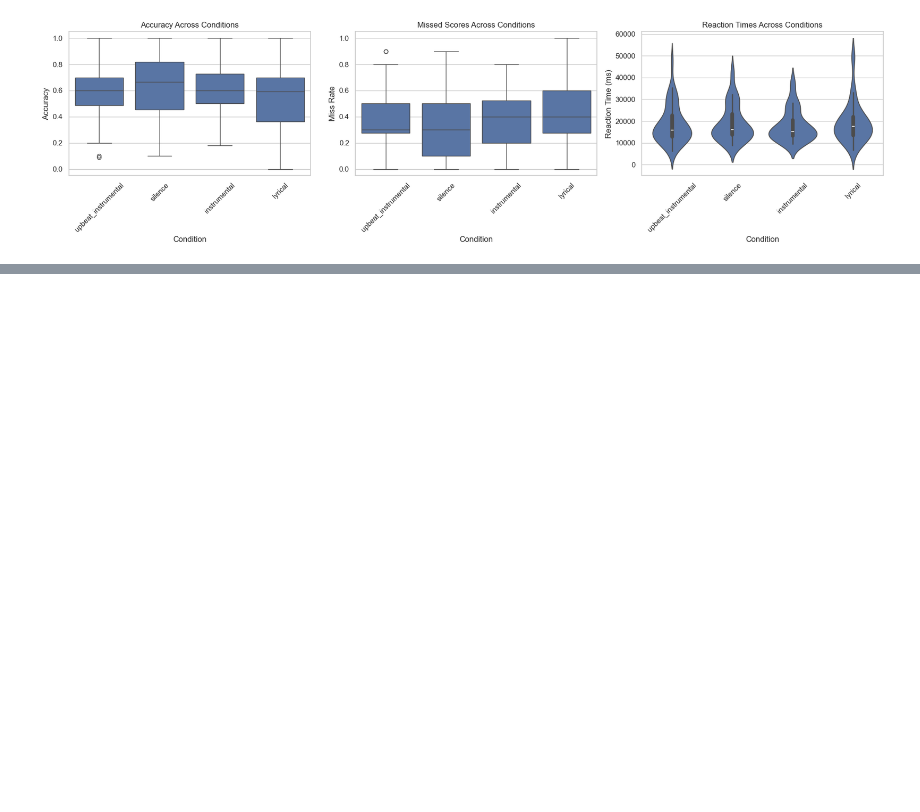
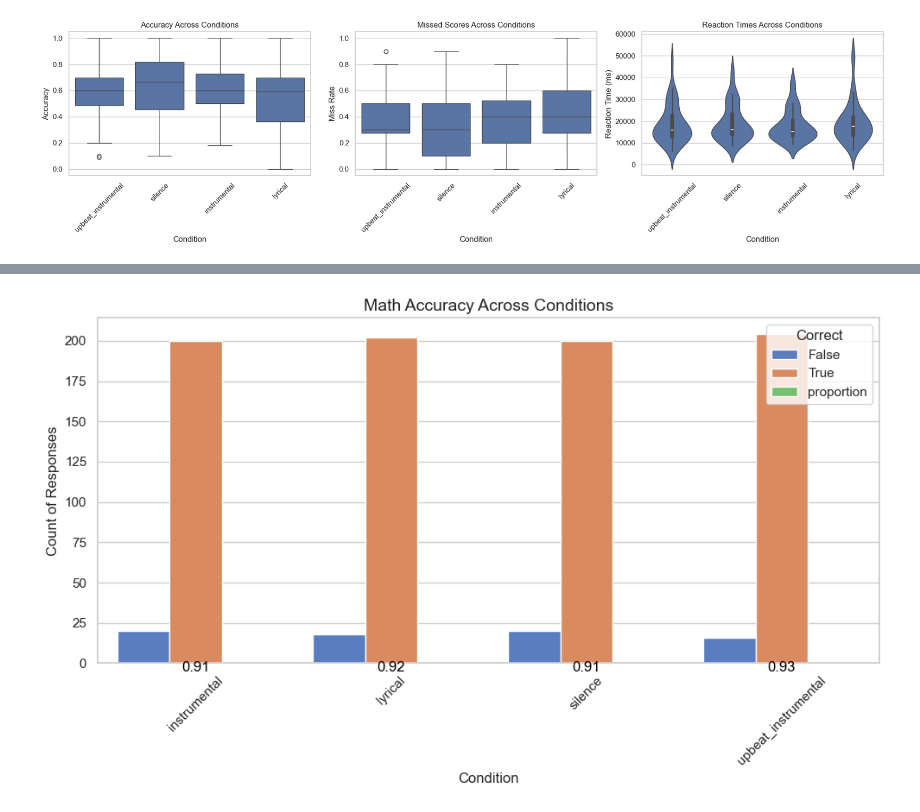
Before and after one commit to JHCelaya/Cogs164Project, a Jupyter notebook: analysis/analysis.ipynb, the cells around one changed output, grey strips where cells are left out. Drawn from its saved outputs; the diff is of its cells as text; code cells hidden in the pictures; blank space fills up the shorter version.

```diff
--- a/analysis/analysis.ipynb
+++ b/analysis/analysis.ipynb
@@ -537,0 +596,56 @@ plt.show()
+# %%
+
+df = pd.read_csv("cleaned_data.csv")
+import pandas as pd
+import seaborn as sns
+import matplotlib.pyplot as plt
+
+# Drop NaN values in 'phase' before filtering
+df = df.dropna(subset=["phase"])
+
+# Filter only math distractor trials
+math_df = df[df["phase"].str.startswith("math_distractor_")].copy()
+
+# Extract condition names by removing "math_distractor_" prefix
+math_df["condition"] = math_df["phase"].str.replace("math_distractor_", "", regex=False)
+
+# Ensure 'correct' column is boolean
+math_df["correct"] = math_df["correct"].astype(bool)
+
+# Count correct/incorrect answers per condition
+accuracy_counts = math_df.groupby(["condition", "correct"]).size().reset_index(name="count")
+
+# Pivot to ensure all conditions have both True and False
+accuracy_pivot = accuracy_counts.pivot_table(index="condition", columns="correct", values="count", fill_value=0)
+
+# Rename columns
+accuracy_pivot.columns = ["False", "True"]
+
+# Normalize to get accuracy proportion
+accuracy_pivot["proportion"] = accuracy_pivot["True"] / (accuracy_pivot["True"] + accuracy_pivot["False"])
+
+# Convert to long format for seaborn
+plot_df = accuracy_pivot.reset_index().melt(id_vars="condition", var_name="Correct", value_name="Count")
+
+# Set seaborn theme
+sns.set_theme(style="whitegrid", palette="muted")
+
+# Create the bar plot
+plt.figure(figsize=(10, 6))
+ax = sns.barplot(x="condition", y="Count", hue="Correct", data=plot_df)
+
+# Add numerical accuracy values under each condition
+for i, condition in enumerate(accuracy_pivot.index):
+    avg = accuracy_pivot.loc[condition, "proportion"]
+    ax.text(i, -5, f"{avg:.2f}", ha="center", fontsize=12, color="black")
+
+# Labels and title
+plt.title("Math Accuracy Across Conditions", fontsize=14)
+plt.xlabel("Condition", fontsize=12)
+plt.ylabel("Count of Responses", fontsize=12)
+plt.xticks(rotation=45)
+plt.legend(title="Correct", loc="upper right")
+plt.tight_layout()
+plt.show()
+# %% [output]
+[figure, added]
```
Also changed, not shown: parts of 5 cells of this notebook, 50 other files.
